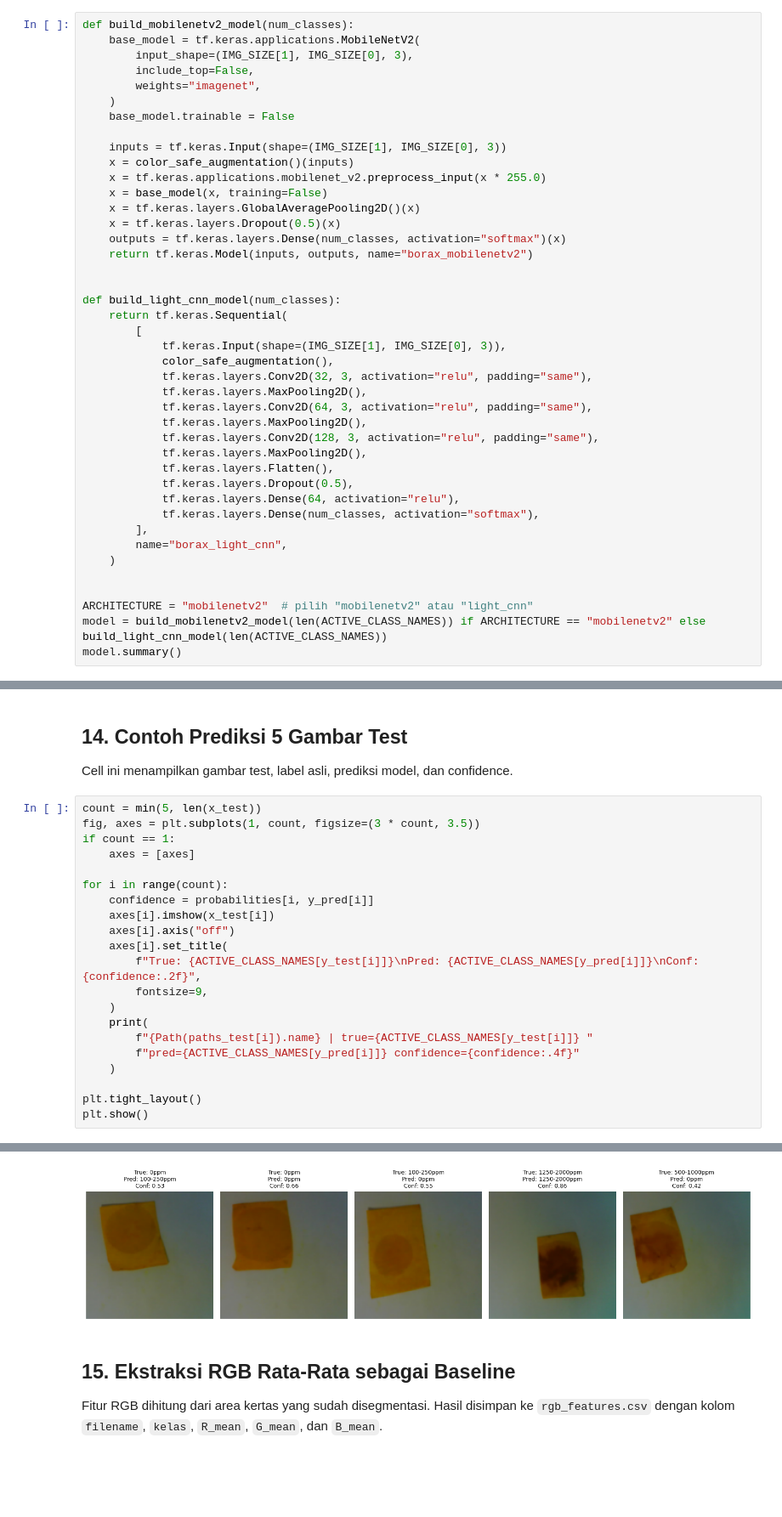
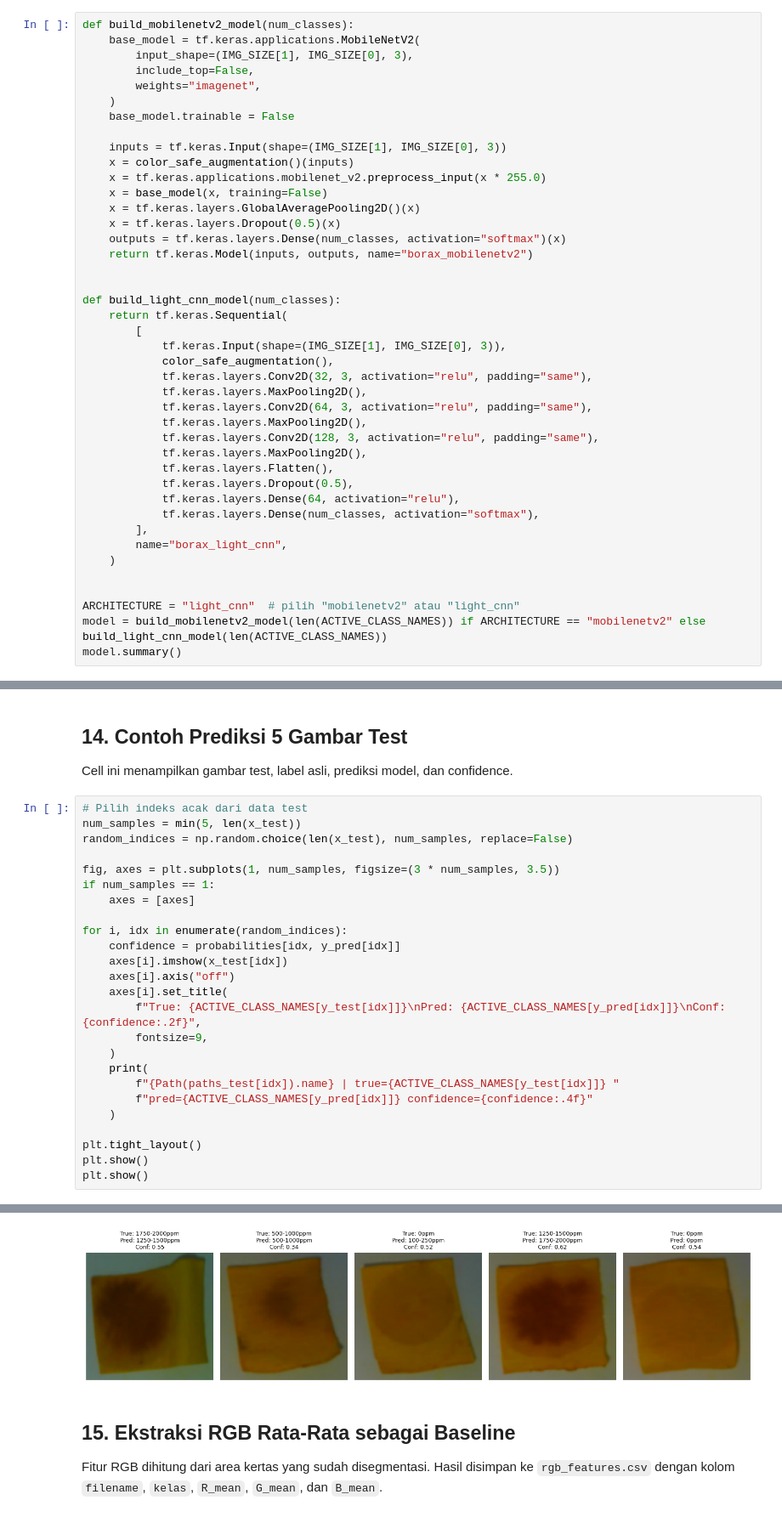
Before and after one commit to fauzanashshidiq/detection-boraks-esp32cam, a Jupyter notebook: borax_model_training.ipynb, the cells around one changed output, grey strips where cells are left out. Shown at 85% size. Saved outputs shown, nothing was run; the diff lists cells and outputs as text; blank space fills up the shorter version.

```diff
--- a/borax_model_training.ipynb
+++ b/borax_model_training.ipynb
@@ -462,7 +513,7 @@ def build_light_cnn_model(num_classes):
     )
 
 
-ARCHITECTURE = "mobilenetv2"  # pilih "mobilenetv2" atau "light_cnn"
+ARCHITECTURE = "light_cnn"  # pilih "mobilenetv2" atau "light_cnn"
 model = build_mobilenetv2_model(len(ACTIVE_CLASS_NAMES)) if ARCHITECTURE == "mobilenetv2" else build_light_cnn_model(len(ACTIVE_CLASS_NAMES))
 model.summary()
 # %% [output]
@@ -627,24 +672,28 @@ Within-1-class accuracy: 0.9167
 
 Cell ini menampilkan gambar test, label asli, prediksi model, dan confidence.
 # %%
-count = min(5, len(x_test))
-fig, axes = plt.subplots(1, count, figsize=(3 * count, 3.5))
-if count == 1:
+# Pilih indeks acak dari data test
+num_samples = min(5, len(x_test))
+random_indices = np.random.choice(len(x_test), num_samples, replace=False)
+
+fig, axes = plt.subplots(1, num_samples, figsize=(3 * num_samples, 3.5))
+if num_samples == 1:
     axes = [axes]
 
-for i in range(count):
-    confidence = probabilities[i, y_pred[i]]
-    axes[i].imshow(x_test[i])
+for i, idx in enumerate(random_indices):
+    confidence = probabilities[idx, y_pred[idx]]
+    axes[i].imshow(x_test[idx])
     axes[i].axis("off")
     axes[i].set_title(
-        f"True: {ACTIVE_CLASS_NAMES[y_test[i]]}\nPred: {ACTIVE_CLASS_NAMES[y_pred[i]]}\nConf: {confidence:.2f}",
+        f"True: {ACTIVE_CLASS_NAMES[y_test[idx]]}\nPred: {ACTIVE_CLASS_NAMES[y_pred[idx]]}\nConf: {confidence:.2f}",
         fontsize=9,
     )
     print(
-        f"{Path(paths_test[i]).name} | true={ACTIVE_CLASS_NAMES[y_test[i]]} "
-        f"pred={ACTIVE_CLASS_NAMES[y_pred[i]]} confidence={confidence:.4f}"
+        f"{Path(paths_test[idx]).name} | true={ACTIVE_CLASS_NAMES[y_test[idx]]} "
+        f"pred={ACTIVE_CLASS_NAMES[y_pred[idx]]} confidence={confidence:.4f}"
     )
 
 plt.tight_layout()
 plt.show()
+plt.show()
 # %% [output]
@@ -656,4 +705,4 @@ plt.show()
-[figure, old version]
+[figure, new version]
 # %% [markdown]
 ## 15. Ekstraksi RGB Rata-Rata sebagai Baseline
 
```
Also changed, not shown: parts of 16 cells of this notebook, 3 other files.
